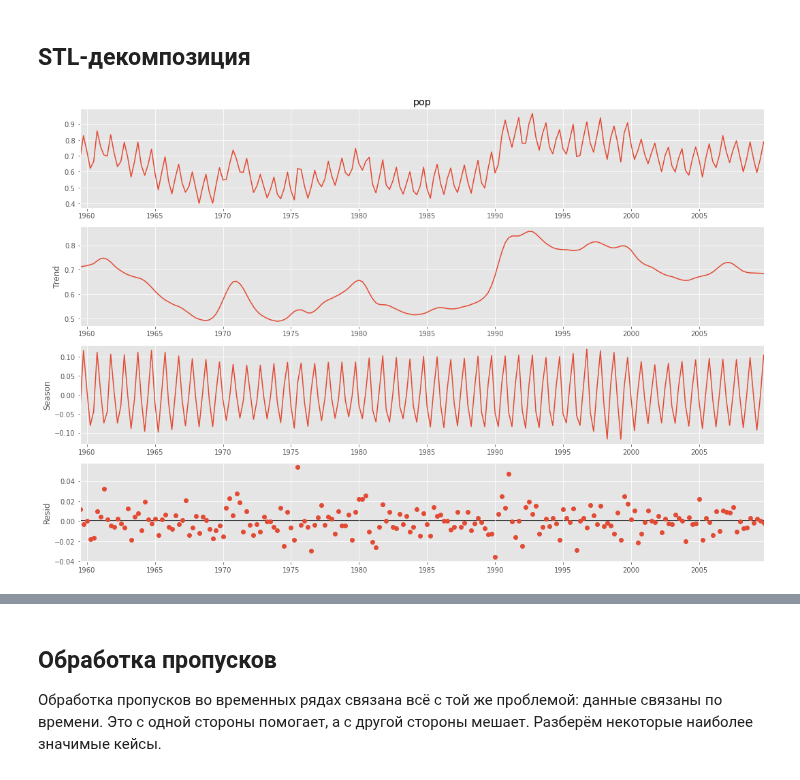
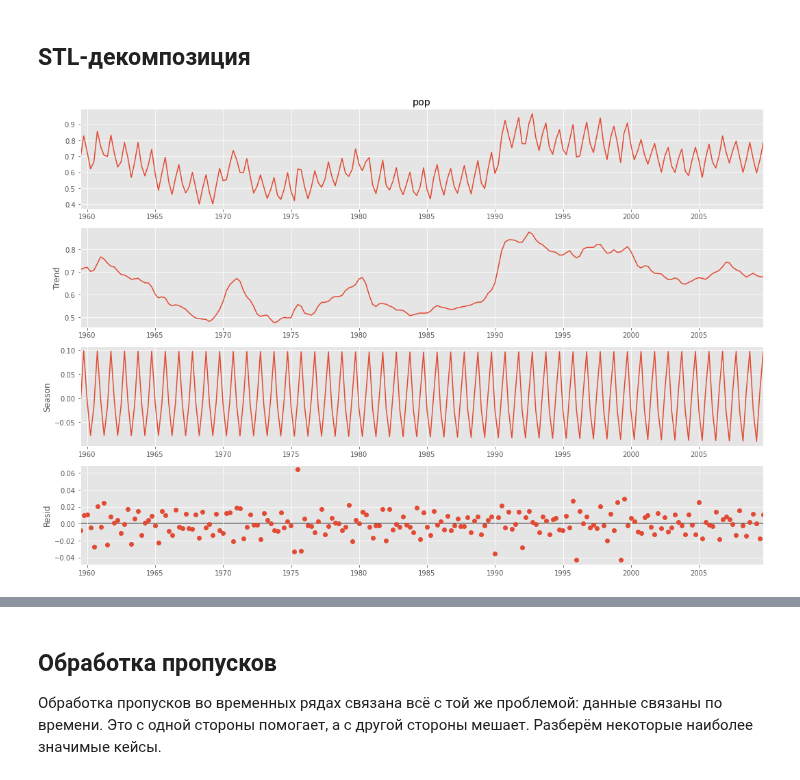
Before and after one commit to Pyatachokk/hse_ts_course, a Jupyter notebook: 2023-spring/seminars/sem_2.ipynb, the cells around one changed output, grey strips where cells are left out. Cells and saved outputs as stored; diff of their text form; code cells hidden in the pictures.

```diff
--- a/2023-spring/seminars/sem_2.ipynb
+++ b/2023-spring/seminars/sem_2.ipynb
@@ -1,2 +1,16 @@
 # %% [markdown]
 # Семинар 2
+# %%
+import pandas as pd
+import statsmodels.api as sm
+import matplotlib.pyplot as plt
+
+plt.style.use('ggplot')
+plt.rcParams["figure.figsize"] = (23,9)
+
+data = sm.datasets.macrodata.load_pandas().data
+
+#Преобразуем данные из колонок в индекс. В данном случае проще всего было сгенерировать самим последовательность кварталов, чтобы не мучаться с конвертацией столбцов
+data.index = pd.date_range(start = '01.01.1959', periods = len(data), freq='Q')
+display(data)
+data = data.drop(columns = ['year', 'quarter'])
@@ -5,11 +33,11 @@
 # %%
 from statsmodels.tsa.seasonal import STL
 plt.rcParams["figure.figsize"] = (15,10)
 
-stl = STL(data.loc[:,'pop'].diff().dropna(), seasonal=5)
+stl = STL(data.loc[:,'pop'].diff().dropna(), trend=5, seasonal=61)
 res = stl.fit()
 res.plot();
 
 plt.rcParams["figure.figsize"] = (23,9)
 # %% [output]
-[figure, old version]
+[figure, new version]
```
Also changed, not shown: parts of 28 cells of this notebook, 3 other files.
